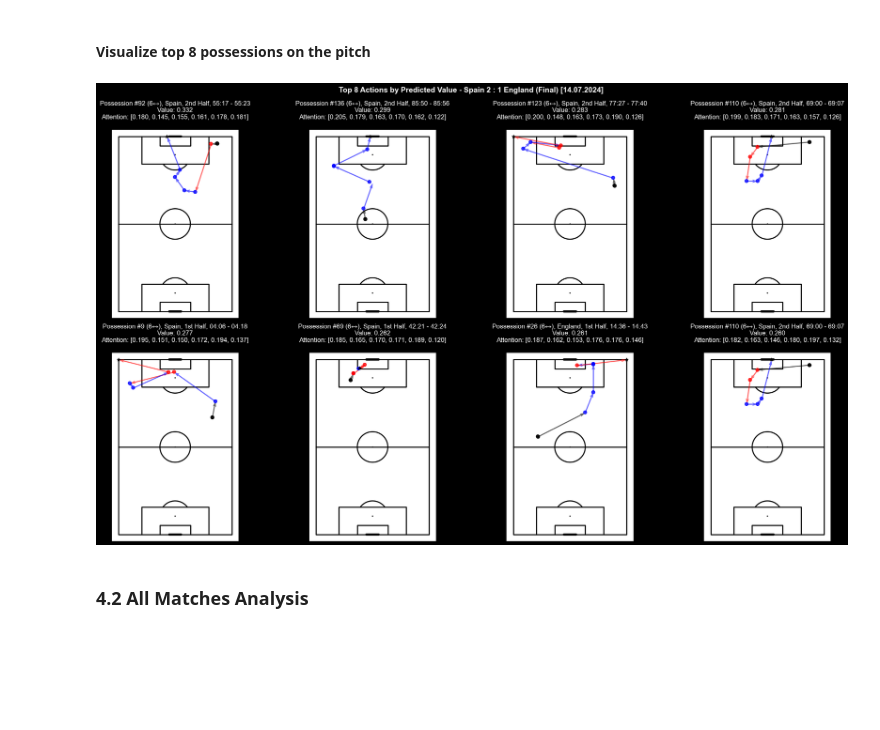
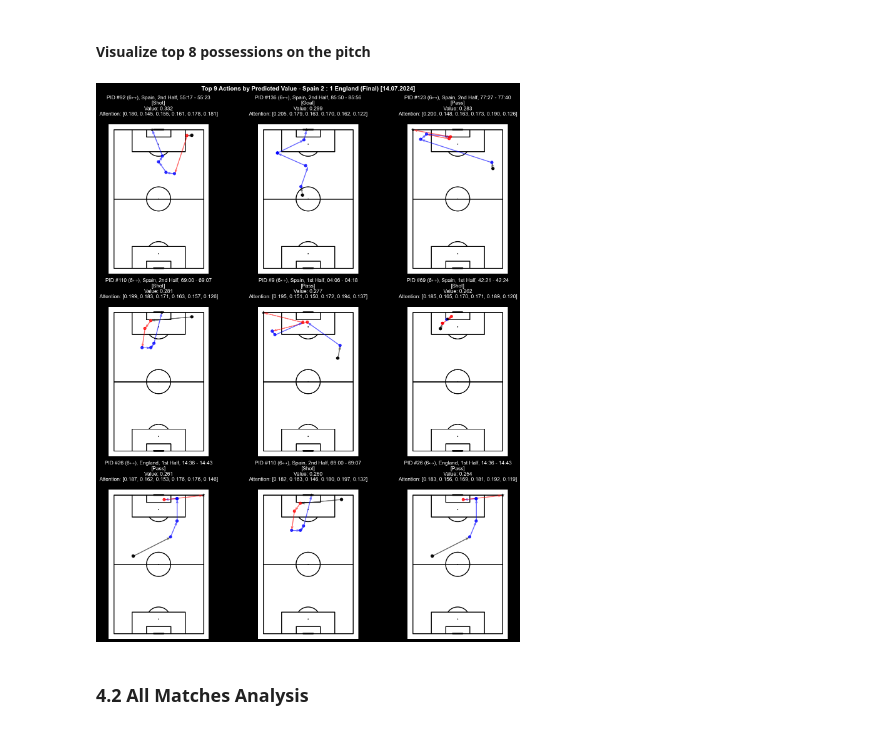
Before and after one commit to tmorcinek/statsbomb-scout, a Jupyter notebook: analysis.ipynb, the cells around one changed output. Saved outputs shown, nothing was run; the diff lists cells and outputs as text; code cells hidden in the pictures; blank space fills up the shorter version.

```diff
--- a/analysis.ipynb
+++ b/analysis.ipynb
@@ -228,10 +227,10 @@ predictions
 # %% [markdown]
 #### Predictions
 # %%
-predicted_values, attention_weights = normalize_predictions(predictions)
-print(f"Total sequences analyzed: {len(predicted_values)}")
-print(f"Sum of all predicted values: {predicted_values.sum():.3f}")
-print(f"Has attention weights: {attention_weights is not None}")
+predicted_values_final, attention_weights_final = normalize_predictions(predictions)
+print(f"Total sequences analyzed: {len(predicted_values_final)}")
+print(f"Sum of all predicted values: {predicted_values_final.sum():.3f}")
+print(f"Has attention weights: {attention_weights_final is not None}")
 # %% [output]
 Total sequences analyzed: 1263
 Sum of all predicted values: 36.676
@@ -264,9 +276,10 @@ Top 8 sequences with highest predicted values:
 # %% [markdown]
 #### Visualize top 8 possessions on the pitch
-# %%
-visualize_top_possessions(selected_match, selected_events, p_match, predicted_values, attention_weights,number_of_top_predictions, config.SEQUENCE_LENGTH)
-# %% [output]
-[figure, removed]
+# %%
+visualize_top_possessions(selected_match, selected_events, p_match, predicted_values_final, attention_weights_final, 9, config.SEQUENCE_LENGTH)
+plt.savefig(f"models/{MODEL_TYPE}/top_possessions_final.png", dpi=300)
+# %% [output]
+[figure, added]
 # %% [markdown]
 ### 4.2 All Matches Analysis
 # %% [markdown]
```
Also changed, not shown: parts of 7 cells of this notebook, 7 other files.
